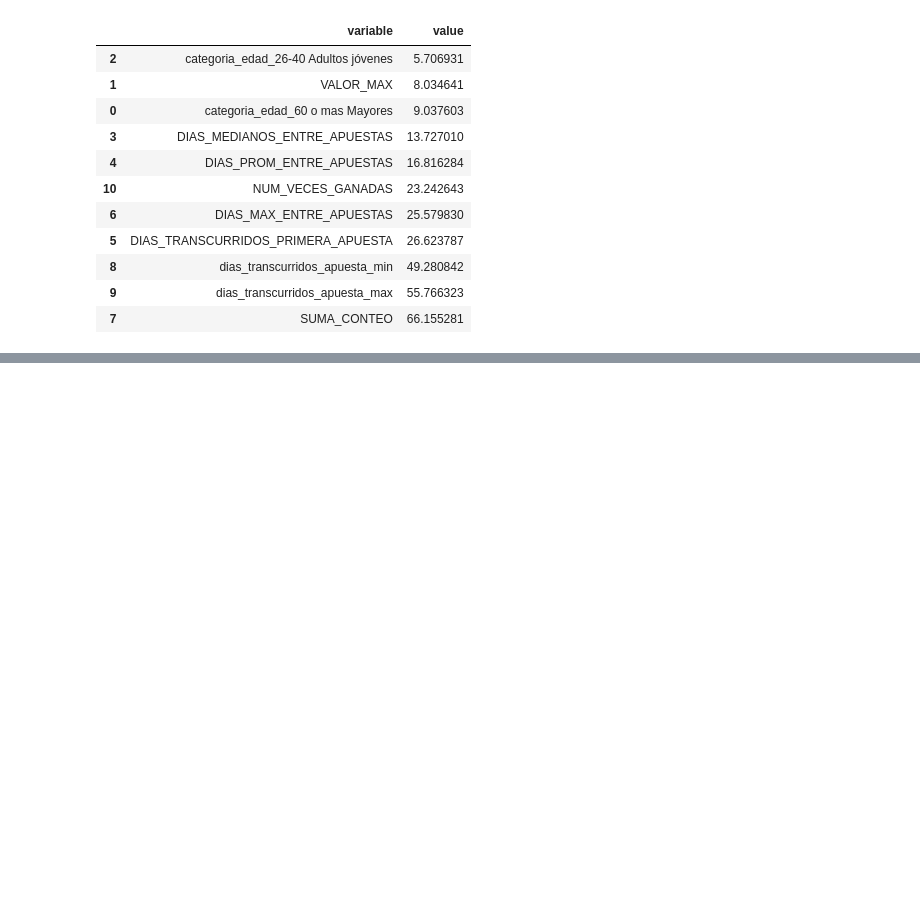
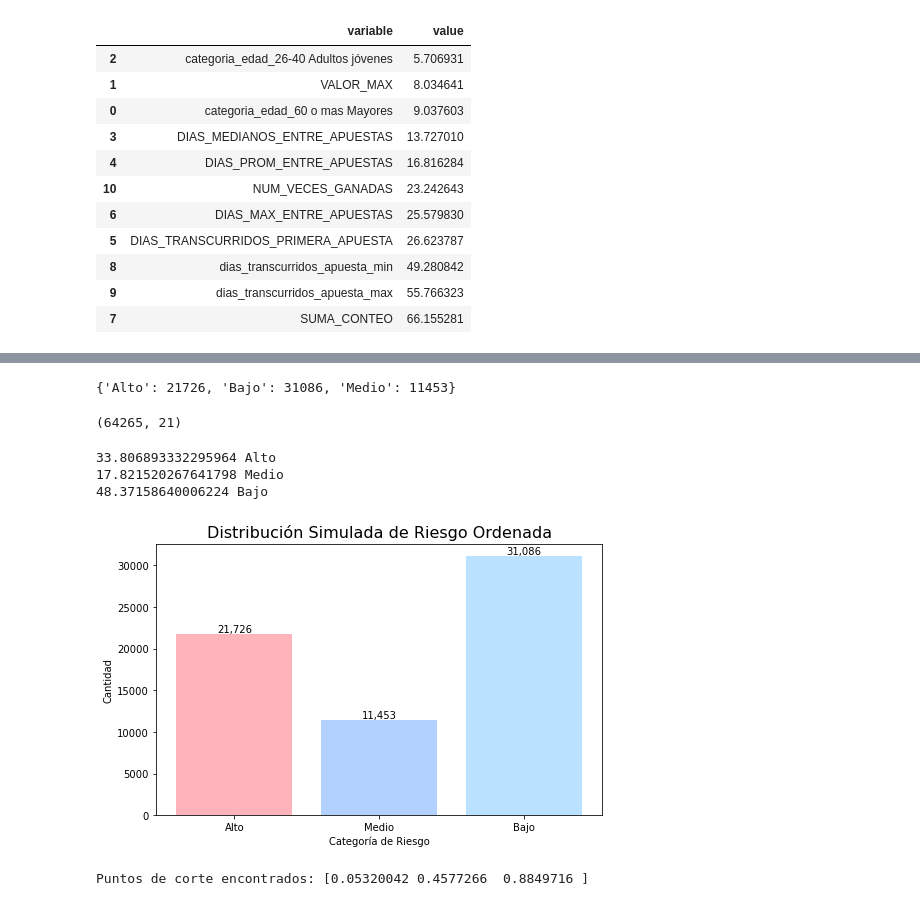
Before and after one commit to SantiagoCastro1495/TFM---VIU, a Jupyter notebook: 2. EDA y Modelado.ipynb, the cells around one changed output, grey strips where cells are left out. Cells and saved outputs as stored; diff of their text form; code cells hidden in the pictures; blank space fills up the shorter version.

```diff
--- a/2. EDA y Modelado.ipynb
+++ b/2. EDA y Modelado.ipynb
@@ -1568,0 +1611,2 @@ importances_features1.to_excel(path + 'salida_feature.xlsx')
+# %%
+X_var_select = X[vec_var].copy()
@@ -1568,0 +1633,2 @@ importances_features1.to_excel(path + 'salida_feature.xlsx')
+# %%
+probabilidades = xgb_model2.predict_proba(X_var_select)
@@ -1568,0 +1645,66 @@ importances_features1.to_excel(path + 'salida_feature.xlsx')
+# %%
+# Opcional: Extraer las probabilidades para una clase específica, si es necesario
+probabilidades_clase_positiva = probabilidades[:, 1]  # Asume clasificación binaria
+# %%
+categorias_riesgo = np.where(
+    probabilidades_clase_positiva <= 0.33, 'Bajo',
+    np.where(probabilidades_clase_positiva <= 0.66, 'Medio', 'Alto')
+)
+
+unicos, conteos = np.unique(categorias_riesgo, return_counts=True)
+distribucion_riesgo = dict(zip(unicos, conteos))
+print(distribucion_riesgo)
+# %% [output]
+{'Alto': 21726, 'Bajo': 31086, 'Medio': 11453}
+# %%
+X.shape
+# %% [output]
+(64265, 21)
+# %%
+print(100*(21726/64265), 'Alto')
+print(100*(11453/64265),'Medio')
+print(100*(31086/64265),'Bajo')
+# %% [output]
+33.806893332295964 Alto
+17.821520267641798 Medio
+48.37158640006224 Bajo
+# %%
+# Ordenar las categorías específicamente como 'Alto', 'Medio', 'Bajo'
+categorias_ordenadas = ['Alto', 'Medio', 'Bajo']
+conteos_ordenados = [distribucion_riesgo[categoria] for categoria in categorias_ordenadas]
+
+
+colores_pastel = ['#FFB3BA', '#B3D1FF', '#BAE1FF']  # Rojo pastel, azul pastel y celeste pastel
+
+# Crear el gráfico de barras con el orden deseado y colores pastel
+plt.figure(figsize=(8, 5))
+bars = plt.bar(categorias_ordenadas, conteos_ordenados, color=colores_pastel)
+plt.title('Distribución Simulada de Riesgo Ordenada', fontsize=16)
+plt.xlabel('Categoría de Riesgo')
+plt.ylabel('Cantidad')
+
+for bar in bars:
+    yval = bar.get_height()
+    plt.text(bar.get_x() + bar.get_width()/2, yval, '{:,}'.format(yval), ha='center', va='bottom')
+
+plt.show()
+# %% [output]
+[figure, added]
+# %%
+from sklearn.cluster import KMeans
+
+# Asumiendo que 'probabilidades_clase_positiva' es un array de una dimensión de las probabilidades
+probabilidades_reshaped = probabilidades_clase_positiva.reshape(-1, 1)  # Convertir a array 2D
+
+# Configurar K-means para encontrar 3 clústeres
+kmeans = KMeans(n_clusters=3, random_state=0)
+
+# Aplicar K-means a las probabilidades
+kmeans.fit(probabilidades_reshaped)
+
+# Ordenar los centroides para usar como puntos de corte
+puntos_de_corte = np.sort(kmeans.cluster_centers_.ravel())
+
+print("Puntos de corte encontrados:", puntos_de_corte)
+# %% [output]
+Puntos de corte encontrados: [0.05320042 0.4577266  0.8849716 ]
```
Also changed, not shown: parts of 16 cells of this notebook.
